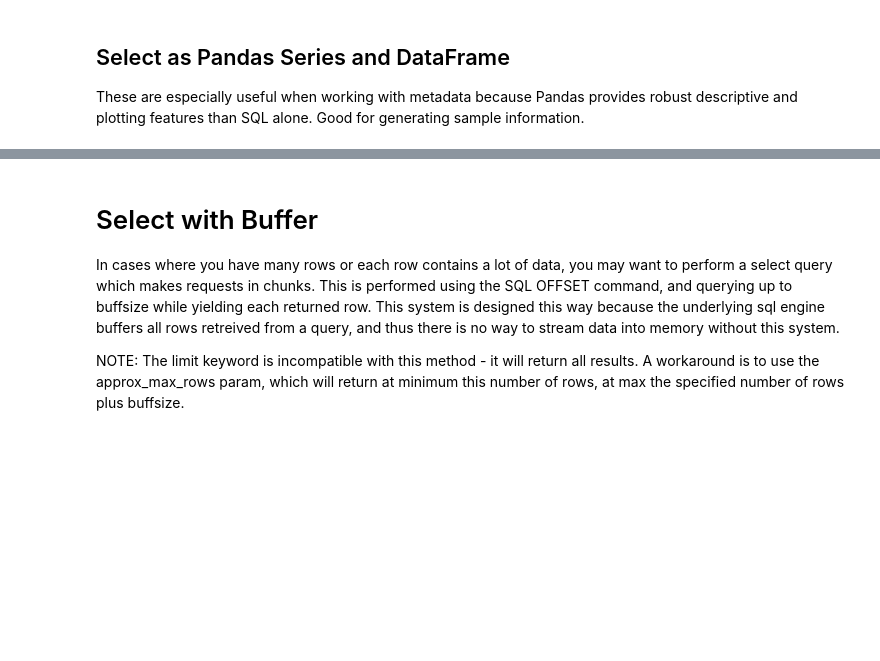
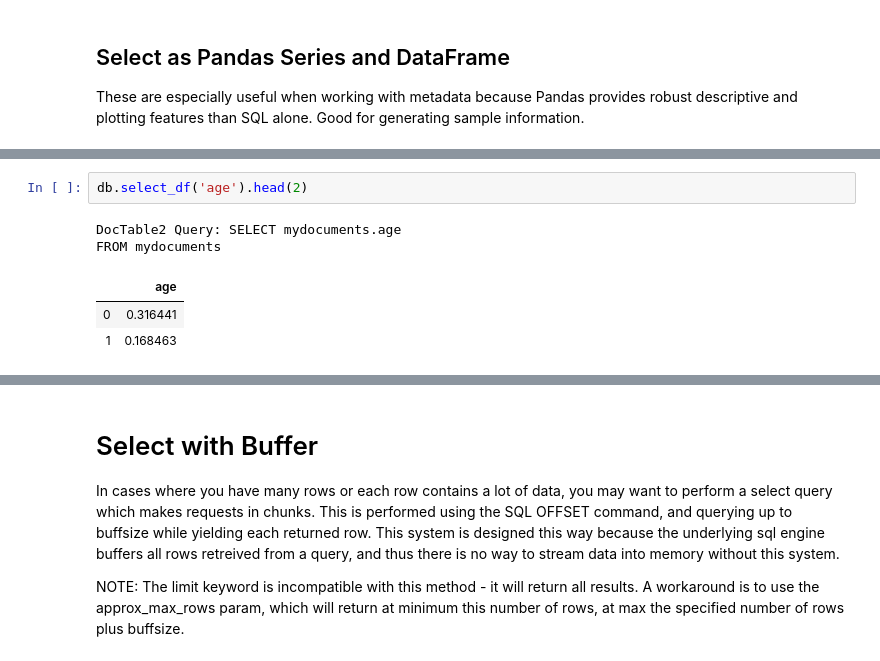
Before and after one commit to devincornell/doctable, a Jupyter notebook: examples/dt2_select.ipynb, the cells around one changed output, grey strips where cells are left out. Cells and saved outputs as stored; diff of their text form; blank space fills up the shorter version.

Commit message:
.select_df() now takes a single column name as well

```diff
--- a/examples/dt2_select.ipynb
+++ b/examples/dt2_select.ipynb
@@ -369,3 +367,11 @@ FROM mydocuments
+# %%
+db.select_df('age').head(2)
+# %% [output]
+DocTable2 Query: SELECT mydocuments.age
+FROM mydocuments
+|  | age |
+| 0 | 0.316441 |
+| 1 | 0.168463 |
 # %%
 # must provide list of cols (even for one col)
 db.select_df([db['id'],db['age']]).corr()
```
Also changed, not shown: parts of 37 cells of this notebook, 1 other file.
